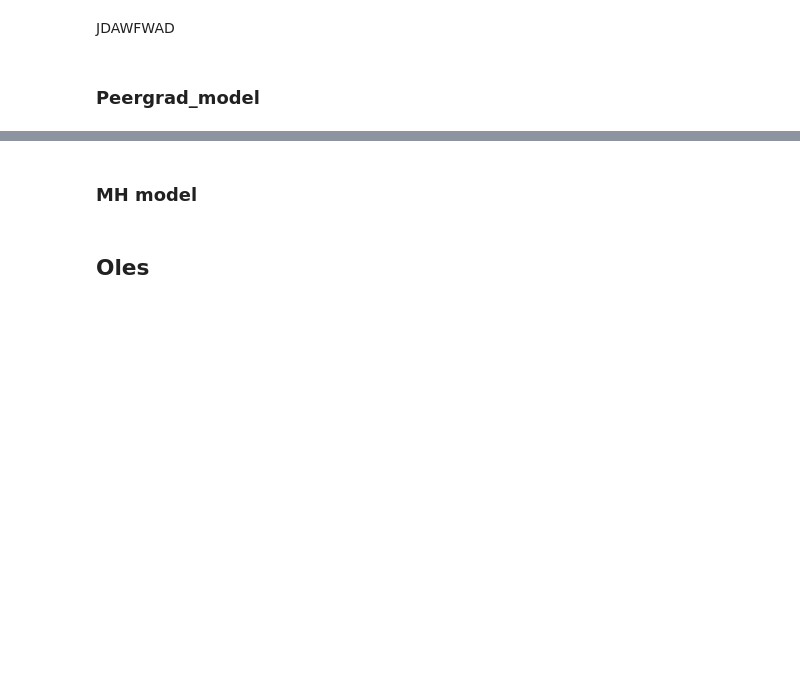
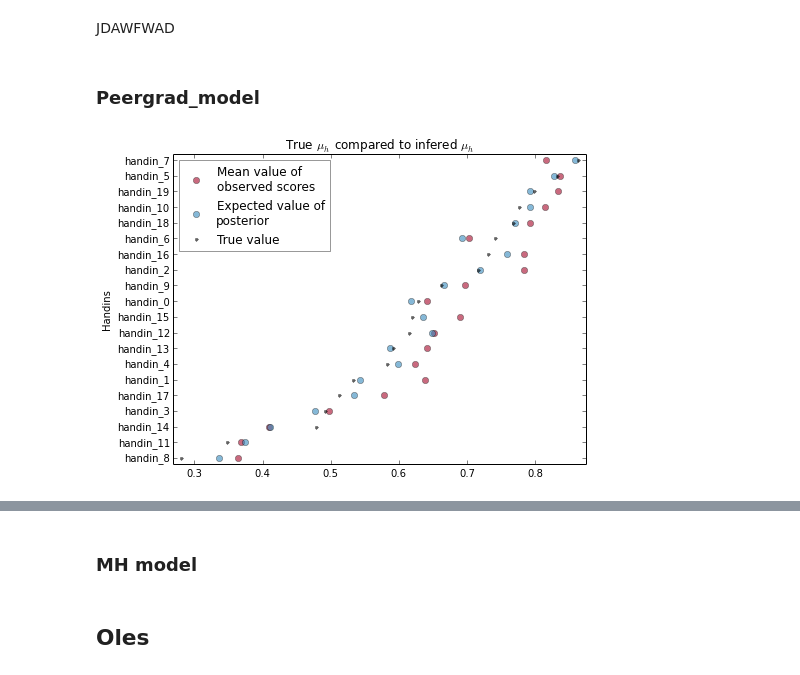
Before and after one commit to TomMalow/pymcmodels, a Jupyter notebook: Model iterations/Model Optimizing.ipynb, the cells around one changed output, grey strips where cells are left out. Cells and saved outputs as stored; diff of their text form; code cells hidden in the pictures; blank space fills up the shorter version.

```diff
--- a/Model iterations/Model Optimizing.ipynb
+++ b/Model iterations/Model Optimizing.ipynb
@@ -735,4 +726,15 @@ def compare_to_generated(assignment_data,mcmc_handins,find,func='mean',ax=None):
         plt.ylabel("Handins")
 # %% [markdown]
 ### Peergrad_model
+# %%
+with PdfPages(fig_store + "peergrade_compare_handin_mean.pdf") as pdf:
+    fig = plt.figure(figsize(7, 5))
+    ax = plt.subplot(1,1,1)
+    compare_to_generated(assignment_data_true,mcmc_peergrade,find_T,'mean',ax)
+    plt.margins(0.02)
+    plt.tight_layout()
+
+    pdf.savefig(fig,bbox_inches='tight')
+# %% [output]
+[figure, added]
 # %%
```
Also changed, not shown: parts of 10 cells of this notebook, 8 other files.
